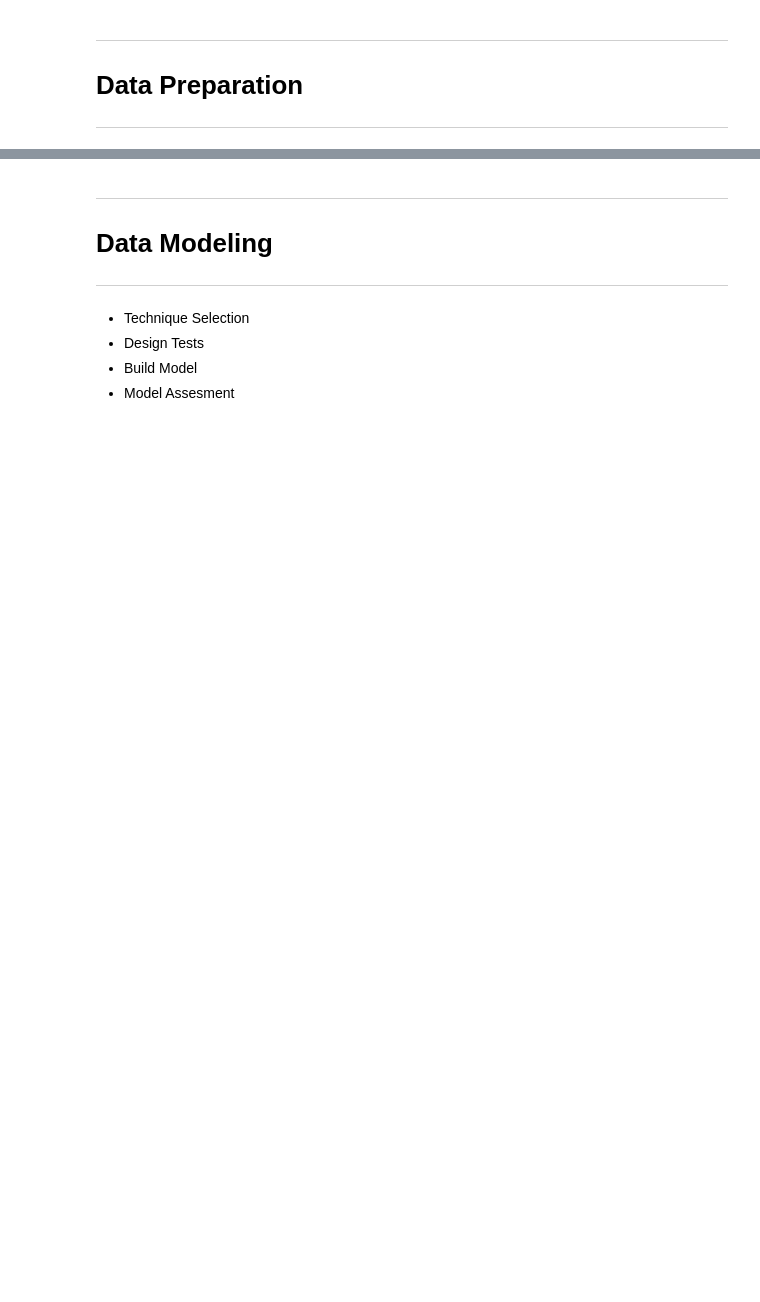
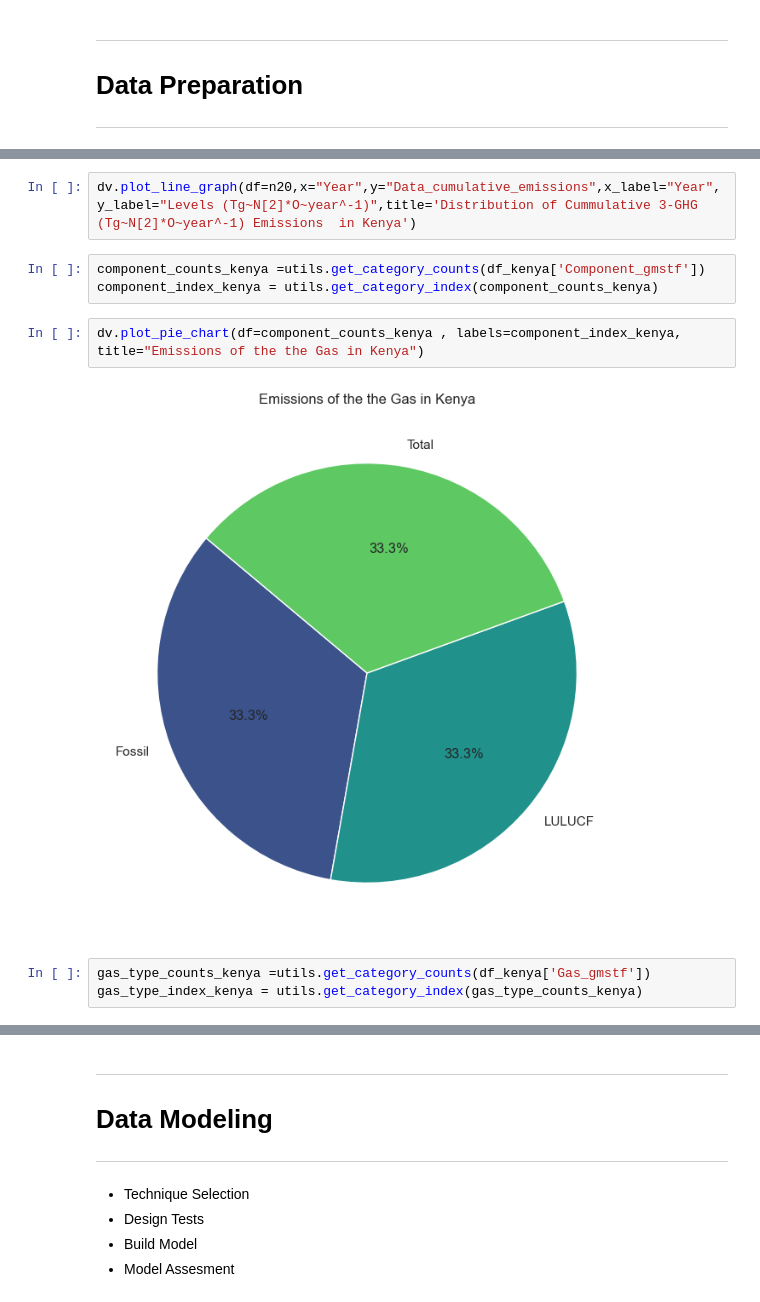
Before and after one commit to JosephRidge/linearmodels, a Jupyter notebook: app-JR.ipynb, the cells around one changed output, grey strips where cells are left out. Saved outputs shown, nothing was run; the diff lists cells and outputs as text; blank space fills up the shorter version.

```diff
--- a/app-JR.ipynb
+++ b/app-JR.ipynb
@@ -410,0 +485,12 @@ Name: count, dtype: float64
+# %%
+dv.plot_line_graph(df=n20,x="Year",y="Data_cumulative_emissions",x_label="Year",y_label="Levels (Tg~N[2]*O~year^-1)",title='Distribution of Cummulative 3-GHG (Tg~N[2]*O~year^-1) Emissions  in Kenya')
+# %%
+component_counts_kenya =utils.get_category_counts(df_kenya['Component_gmstf'])
+component_index_kenya = utils.get_category_index(component_counts_kenya)
+# %%
+dv.plot_pie_chart(df=component_counts_kenya , labels=component_index_kenya, title="Emissions of the the Gas in Kenya")
+# %% [output]
+[figure, added]
+# %%
+gas_type_counts_kenya =utils.get_category_counts(df_kenya['Gas_gmstf'])
+gas_type_index_kenya = utils.get_category_index(gas_type_counts_kenya)
```
Also changed, not shown: parts of 28 cells of this notebook, 3 other files.
